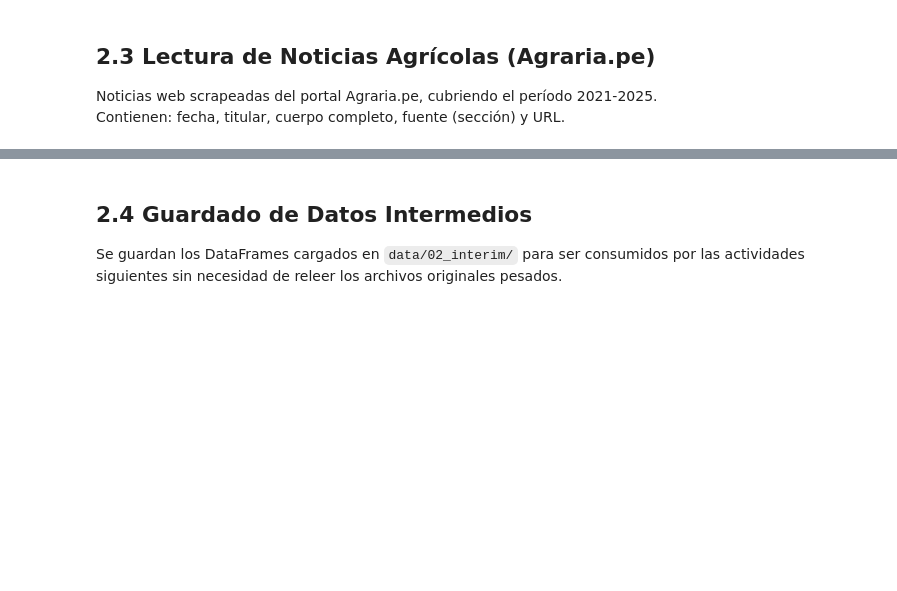
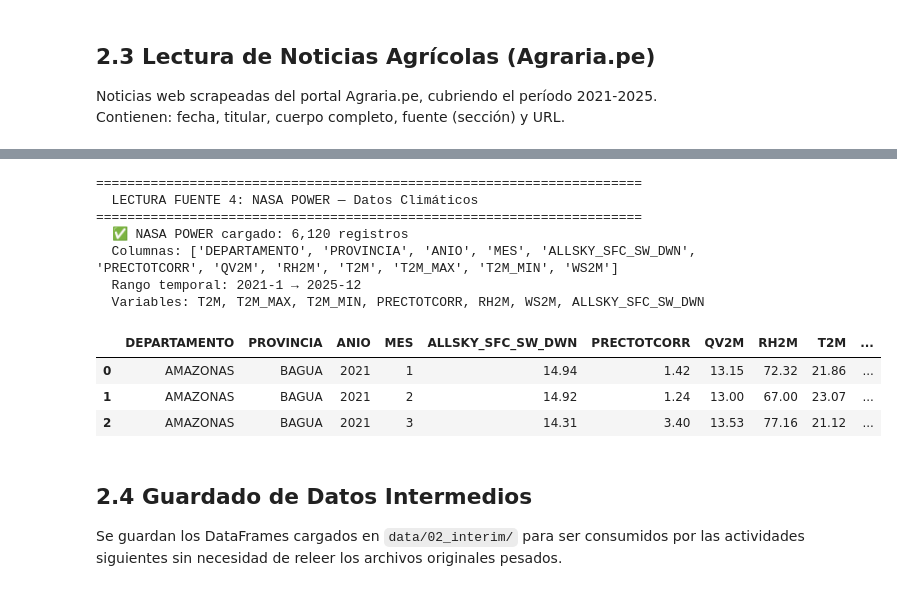
Before and after one commit to YeralD21/Machine-Learning-Multimodal--Agro-NLP-Clima-, a Jupyter notebook: notebooks/actividad_02_lectura_datos.ipynb, the cells around one changed output, grey strips where cells are left out. Saved outputs shown, nothing was run; the diff lists cells and outputs as text; code cells hidden in the pictures; blank space fills up the shorter version.

```diff
--- a/notebooks/actividad_02_lectura_datos.ipynb
+++ b/notebooks/actividad_02_lectura_datos.ipynb
@@ -229,3 +264,36 @@ print("  ℹ️  NASA POWER: Pendiente de integración (ver instrucciones arriba
+# %%
+# ==========================================================================
+# 2.4 NASA POWER — Datos Climáticos
+# ==========================================================================
+print("\n" + "=" * 70)
+print("  LECTURA FUENTE 4: NASA POWER — Datos Climáticos")
+print("=" * 70)
+
+# El compañero de tesis procesó los datos en el pipeline especializado.
+# Leemos los datos intermedios unificados para validar su estructura.
+nasa_path = os.path.join(DIRS['interim_nasa'], 'nasa_long_raw.csv')
+if os.path.exists(nasa_path):
+    df_nasa = pd.read_csv(nasa_path)
+    print(f"  ✅ NASA POWER cargado: {len(df_nasa):,} registros")
+    print(f"  Columnas: {df_nasa.columns.tolist()}")
+    print(f"  Rango temporal: {df_nasa['ANIO'].min()}-{df_nasa['MES'].min()} → {df_nasa['ANIO'].max()}-{df_nasa['MES'].max()}")
+    print(f"  Variables: T2M, T2M_MAX, T2M_MIN, PRECTOTCORR, RH2M, WS2M, ALLSKY_SFC_SW_DWN")
+    display(df_nasa.head(3))
+else:
+    print("  ⚠️  NASA POWER: Archivo nasa_long_raw.csv no encontrado.")
+    print("      Asegúrate de ejecutar el pipeline NASA primero.")
+# %% [output]
+======================================================================
+  LECTURA FUENTE 4: NASA POWER — Datos Climáticos
+======================================================================
+  ✅ NASA POWER cargado: 6,120 registros
+  Columnas: ['DEPARTAMENTO', 'PROVINCIA', 'ANIO', 'MES', 'ALLSKY_SFC_SW_DWN', 'PRECTOTCORR', 'QV2M', 'RH2M', 'T2M', 'T2M_MAX', 'T2M_MIN', 'WS2M']
+  Rango temporal: 2021-1 → 2025-12
+  Variables: T2M, T2M_MAX, T2M_MIN, PRECTOTCORR, RH2M, WS2M, ALLSKY_SFC_SW_DWN
+|  | DEPARTAMENTO | PROVINCIA | ANIO | MES | ALLSKY_SFC_SW_DWN | PRECTOTCORR | QV2M | RH2M | T2M | ... |
+| 0 | AMAZONAS | BAGUA | 2021 | 1 | 14.94 | 1.42 | 13.15 | 72.32 | 21.86 | ... |
+| 1 | AMAZONAS | BAGUA | 2021 | 2 | 14.92 | 1.24 | 13.00 | 67.00 | 23.07 | ... |
+| 2 | AMAZONAS | BAGUA | 2021 | 3 | 14.31 | 3.40 | 13.53 | 77.16 | 21.12 | ... |
 # %% [markdown]
 ## 2.4 Guardado de Datos Intermedios
 Se guardan los DataFrames cargados en `data/02_interim/` para ser consumidos por las actividades siguientes sin necesidad de releer los archivos originales pesados.
```
Also changed, not shown: parts of 8 cells of this notebook, 9 other files.
